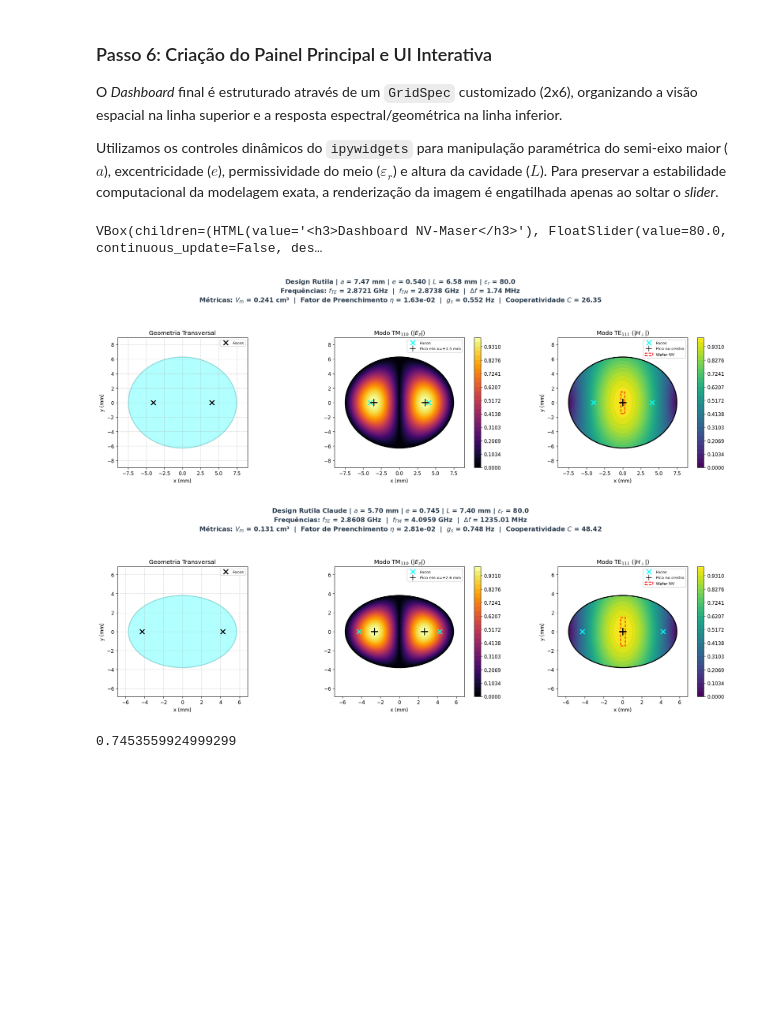
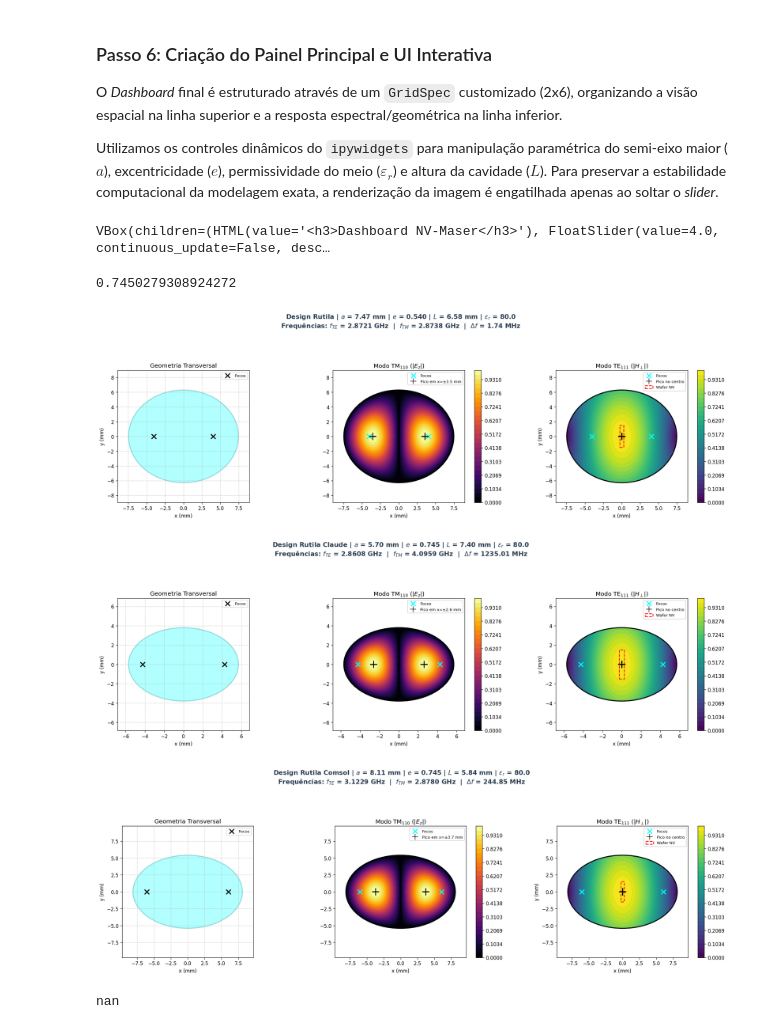
Before and after one commit to Filipeandrade112/Cavidade, a Jupyter notebook: codigo_2 copy 3.ipynb, the cells around one changed output. Cells and saved outputs as stored; diff of their text form; code cells hidden in the pictures; blank space fills up the shorter version.

```diff
--- a/codigo_2 copy 3.ipynb
+++ b/codigo_2 copy 3.ipynb
@@ -370,7 +370,6 @@ def plotar_caso_fixo_1x3(a, e, L, er, titulo="Caso: Degenerescência"):
     info_text = (
         f"{titulo} | $a$ = {a:.2f} mm | $e$ = {e:.3f} | $L$ = {L:.2f} mm | $\\varepsilon_r$ = {er}\n"
         f"Frequências: $f_{{TE}}$ = {fte:.4f} GHz  |  $f_{{TM}}$ = {ftm:.4f} GHz  |  $\\Delta f$ = {df_mhz:.2f} MHz\n"
-        f"Métricas: $V_m$ = {Vm:.3f} cm³  |  Fator de Preenchimento $\\eta$ = {eta:.2e}  |  $g_s$ = {gs:.3f} Hz  |  Cooperatividade $C$ = {C:.2f}"
     )
     fig.suptitle(info_text, fontsize=13, fontweight='bold', color='#2C3E50', y=1.08)
 
@@ -457,10 +456,10 @@ def run_interactive():
     lay   = widgets.Layout(width='600px')
 
     sl = dict(
-        er  = widgets.FloatSlider(value=80, min=1, max=90.0, step=0.05, description='ε_r  (1=ar, 80=Rutila):', style=style, layout=lay),
-        a   = widgets.FloatSlider(value=7.47, min=5, max=9.0, step=0.01, description='a — semi-eixo maior (mm):', style=style, layout=lay),
-        e   = widgets.FloatSlider(value=0.54, min=0.01, max=0.96, step=0.001, description='e — excentricidade:', style=style, layout=lay),
-        L   = widgets.FloatSlider(value=6.58, min=2.0, max=10, step=0.01, description='L — altura (mm):', style=style, layout=lay),
+        er  = widgets.FloatSlider(value=4, min=2, max=6.0, step=0.05, description='ε_r  (1=ar, 80=Rutila):', style=style, layout=lay),
+        a   = widgets.FloatSlider(value=36.37, min=36, max=37.0, step=0.01, description='a — semi-eixo maior (mm):', style=style, layout=lay),
+        e   = widgets.FloatSlider(value=0.745, min=0.01, max=0.96, step=0.001, description='e — excentricidade:', style=style, layout=lay),
+        L   = widgets.FloatSlider(value=28.89, min=2.0, max=60, step=0.01, description='L — altura (mm):', style=style, layout=lay),
     )
 
     for s in sl.values():
@@ -487,35 +486,47 @@ def run_interactive():
 
 if __name__ == '__main__':
     run_interactive()
+
+print(np.sqrt(1 - (24.26/36.37)**2))
 # %% [output]
-VBox(children=(HTML(value='<h3>Dashboard NV-Maser</h3>'), FloatSlider(value=80.0, continuous_update=False, des…
+VBox(children=(HTML(value='<h3>Dashboard NV-Maser</h3>'), FloatSlider(value=4.0, continuous_update=False, desc…
+0.7450279308924272
 # %%
 # =====================================================================
 # EXECUÇÃO DO CASO FIXO (EXEMPLO: RUTILA)
 # =====================================================================
 if __name__ == '__main__':
 
     plotar_caso_fixo_1x3(
         a = 7.47,
         e = 0.54, # np.sqrt(1 - (3.80/5.70)**2), # e calculado pelos semi-eixos a=5.70 e b=3.80
         L = 6.58,
         er= 80.0,
         titulo="Design Rutila"
     )
 
     plotar_caso_fixo_1x3(
         a = 5.7,
         e = np.sqrt(1 - (3.80/5.7)**2), # e calculado pelos semi-eixos a=5.70 e b=3.80
         L = 7.4,
         er= 80.0,
         titulo="Design Rutila Claude"
     )
 
-print(np.sqrt(1 - (3.80/5.70)**2))
+    plotar_caso_fixo_1x3(
+        a = 8.11,
+        e = 0.745, # np.sqrt(1 - (34.3/51.4)**2), # e calculado pelos semi-eixos a=5.70 e b=3.80
+        L = 5.84,
+        er= 80.0,
+        titulo="Design Rutila Comsol"
+    )
+
+print(np.sqrt(1 - (24./5.70)**2))
 # %% [output]
-[figure, old version]
+[figure, new version]
-[figure, old version]
+[figure, new version]
+[figure, added]
-0.7453559924999299
+nan
 # %%
 # =====================================================================
 # EXECUÇÃO DO CASO FIXO (EXEMPLO: Safira)
```
Also changed, not shown: parts of 2 cells of this notebook, 10 other files.
